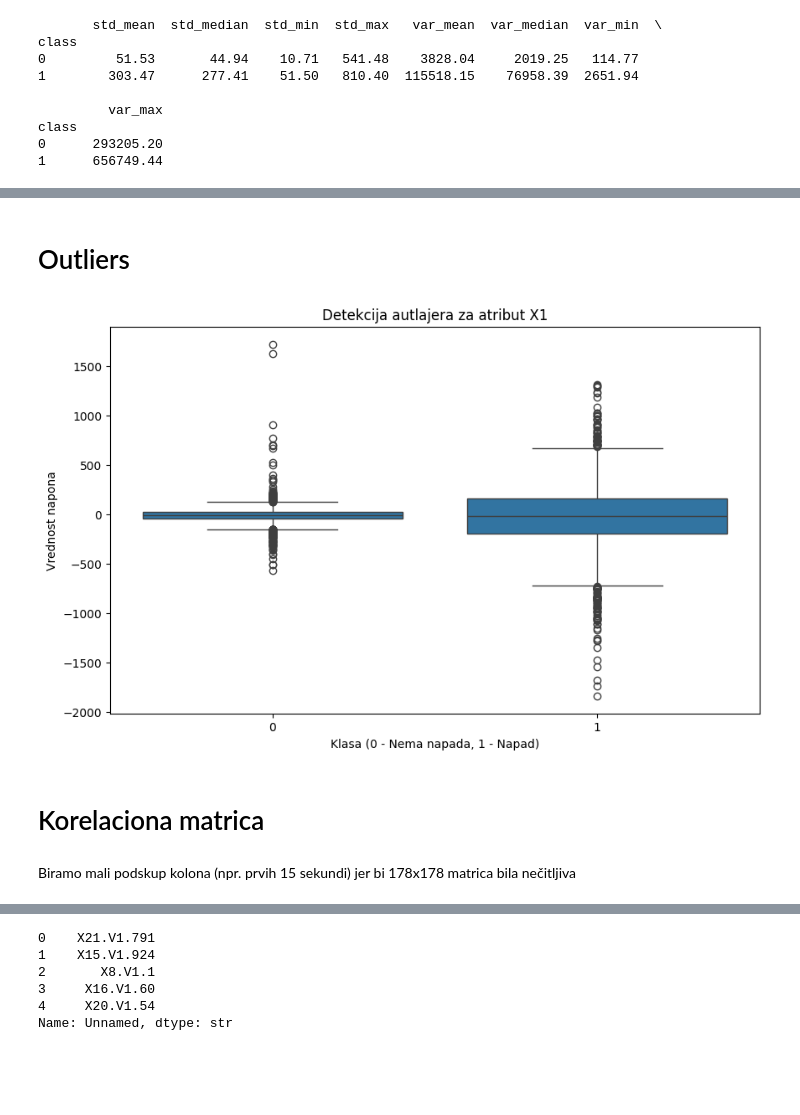
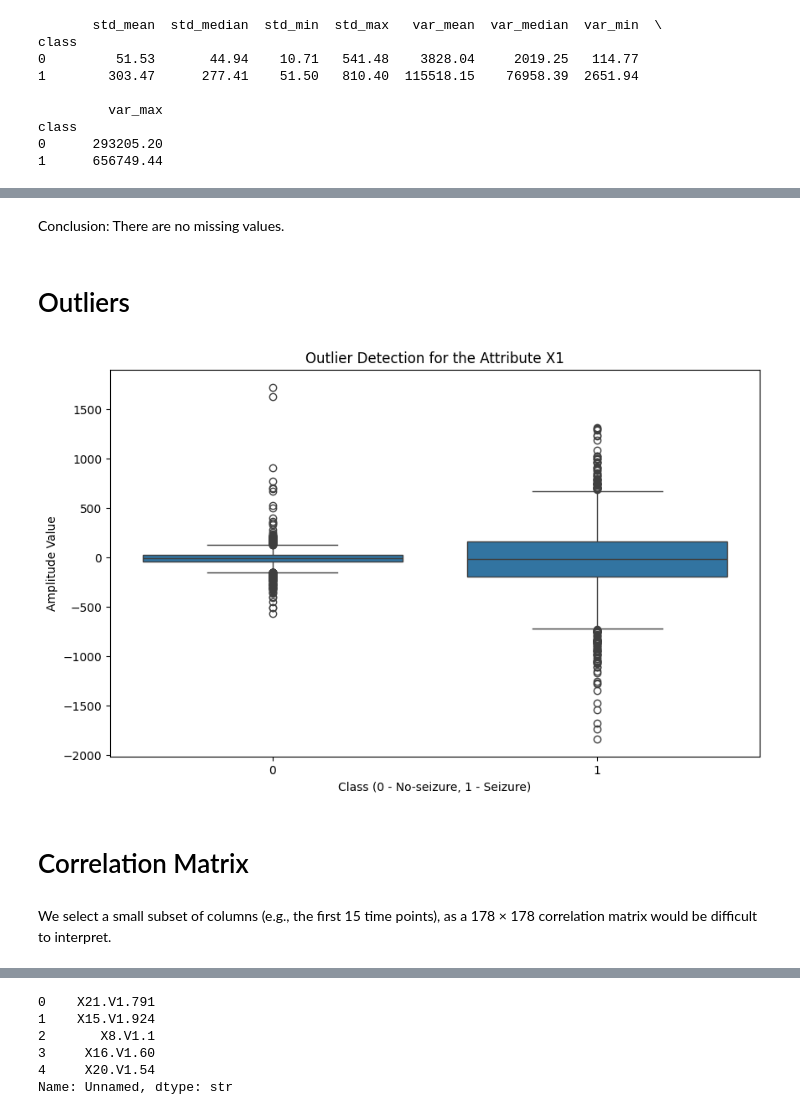
Before and after one commit to supernovahorvat/EEG_classification, a Jupyter notebook: 01_data_preparation.ipynb, the cells around one changed output, grey strips where cells are left out. Cells and saved outputs as stored; diff of their text form; code cells hidden in the pictures; blank space fills up the shorter version.

```diff
--- a/01_data_preparation.ipynb
+++ b/01_data_preparation.ipynb
@@ -3,4 +3,4 @@ import pandas as pd
 import matplotlib.pyplot as plt
 import seaborn as sns
 # %%
-df = pd.read_csv('../data.csv')
+df = pd.read_csv('data.csv')
@@ -182,22 +180,24 @@ Zaključak: Nema nedostajućih vrednosti.
+# %% [markdown]
+Conclusion: There are no missing values.
 # %% [markdown]
 # Outliers
 # %%
 # Outliers
 
-# Automatski uzimamo ime druge kolone (obično je to X1)
-ime_kolone = df.columns[1]
+# Automatically retrieve the name of the second column (usually X1)
+column_title = df.columns[1]
 
 plt.figure(figsize=(10, 6))
-sns.boxplot(x='y', y=ime_kolone, data=df)
+sns.boxplot(x='y', y=column_title, data=df)
 
-plt.title(f'Detekcija autlajera za atribut {ime_kolone}')
-plt.xlabel('Klasa (0 - Nema napada, 1 - Napad)')
-plt.ylabel('Vrednost napona')
+plt.title(f'Outlier Detection for the Attribute {column_title}')
+plt.xlabel('Class (0 - No-seizure, 1 - Seizure)')
+plt.ylabel('Amplitude Value')
 plt.show()
 # %% [output]
-[figure, old version]
+[figure, new version]
-# %% [markdown]
-# Korelaciona matrica
-# %% [markdown]
-Biramo mali podskup kolona (npr. prvih 15 sekundi) jer bi 178x178 matrica bila nečitljiva
+# %% [markdown]
+# Correlation Matrix
+# %% [markdown]
+We select a small subset of columns (e.g., the first 15 time points), as a 178 × 178 correlation matrix would be difficult to interpret.
 # %%
```
Also changed, not shown: parts of 95 cells of this notebook, 32 other files.
